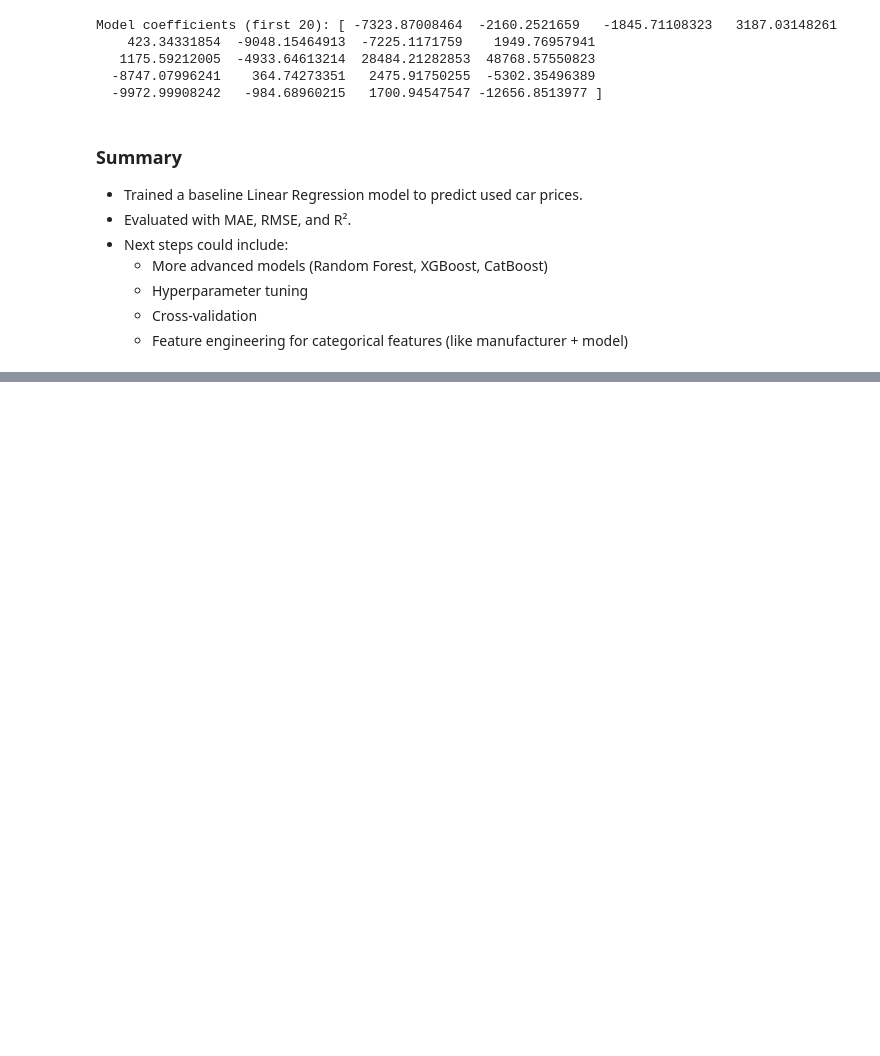
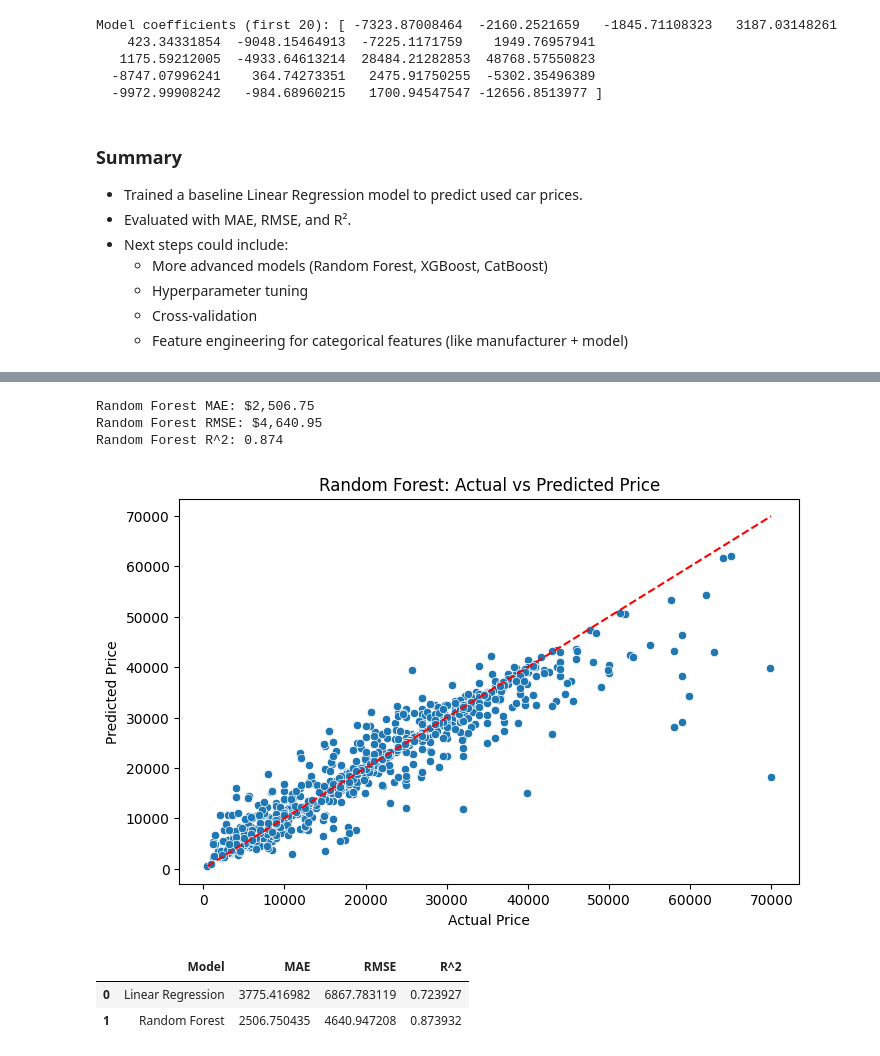
Before and after one commit to BolleyB/used-car-deal-finder, a Jupyter notebook: notebooks/02_used_car_price_prediction.ipynb, the cells around one changed output, grey strips where cells are left out. Cells and saved outputs as stored; diff of their text form; code cells hidden in the pictures; blank space fills up the shorter version.

Commit message:
Add Random Forest model and compare with Linear Regression

```diff
--- a/notebooks/02_used_car_price_prediction.ipynb
+++ b/notebooks/02_used_car_price_prediction.ipynb
@@ -174,0 +179,16 @@ Model coefficients (first 20): [ -7323.87008464  -2160.2521659   -1845.71108323
+# %%
+# Create Random Forest Pipeline
+
+rf_pipeline = Pipeline(steps=[
+    ("preprocessor", preprocessor),
+    ("regressor", RandomForestRegressor(
+        n_estimators=100,      # number of trees
+        max_depth=None,        # no limit, can tune later
+        random_state=42,
+        n_jobs=-1              # use all cores
+    ))
+])
+# %%
+# Train Random Forest Model
+
+rf_pipeline.fit(X_train, y_train)
@@ -174,0 +208,46 @@ Model coefficients (first 20): [ -7323.87008464  -2160.2521659   -1845.71108323
+# %%
+# Evaluate Random Forest Model
+
+# Predictions
+y_pred_rf = rf_pipeline.predict(X_test)
+
+# Metrics
+mae_rf = mean_absolute_error(y_test, y_pred_rf)
+mse_rf = mean_squared_error(y_test, y_pred_rf)
+rmse_rf = np.sqrt(mse_rf)
+r2_rf = r2_score(y_test, y_pred_rf)
+
+print(f"Random Forest MAE: ${mae_rf:,.2f}")
+print(f"Random Forest RMSE: ${rmse_rf:,.2f}")
+print(f"Random Forest R^2: {r2_rf:.3f}")
+# %% [output]
+Random Forest MAE: $2,506.75
+Random Forest RMSE: $4,640.95
+Random Forest R^2: 0.874
+# %%
+# Visualize Random Forest Predictions
+
+plt.figure(figsize=(8,5))
+sns.scatterplot(x=y_test, y=y_pred_rf)
+plt.xlabel("Actual Price")
+plt.ylabel("Predicted Price")
+plt.title("Random Forest: Actual vs Predicted Price")
+plt.plot([y_test.min(), y_test.max()], [y_test.min(), y_test.max()], "r--")
+plt.show()
+# %% [output]
+[figure, added]
+# %%
+# Compare Linear Regression vs Random Forest
+
+comparison = pd.DataFrame({
+    "Model": ["Linear Regression", "Random Forest"],
+    "MAE": [mae, mae_rf],
+    "RMSE": [rmse, rmse_rf],
+    "R^2": [r2, r2_rf]
+})
+
+comparison
+# %% [output]
+|  | Model | MAE | RMSE | R^2 |
+| 0 | Linear Regression | 3775.416982 | 6867.783119 | 0.723927 |
+| 1 | Random Forest | 2506.750435 | 4640.947208 | 0.873932 |
```
Also changed, not shown: parts of 7 cells of this notebook.
